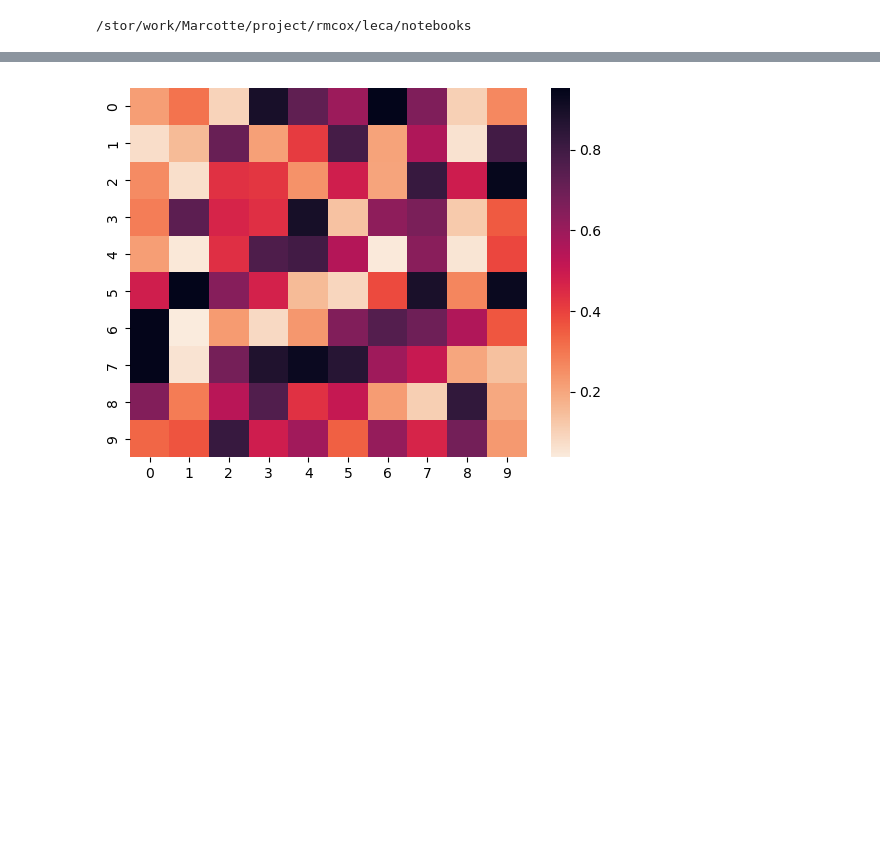
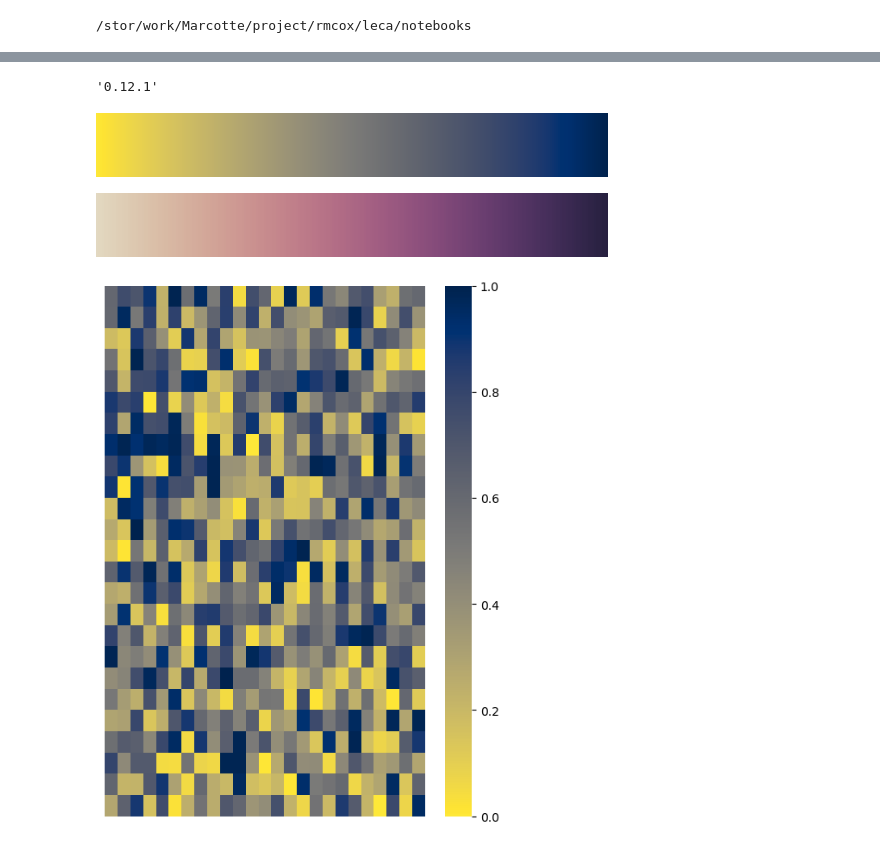
Before and after one commit to marcottelab/leca-proteomics, a Jupyter notebook: notebooks/plot_heatmap.ipynb, the cells around one changed output, grey strips where cells are left out. Drawn from its saved outputs; the diff is of its cells as text; code cells hidden in the pictures; blank space fills up the shorter version.

```diff
--- a/notebooks/plot_heatmap.ipynb
+++ b/notebooks/plot_heatmap.ipynb
@@ -15,12 +43,32 @@ cscale = sns.cm.rocket_r
+# %%
+npg = ["#E64B35", "#4DBBD5", "#00A087", "#3C5488", "#F39B7F", "#8491B4", "#91D1C2", "#DC0000", "#7E6148", "#B09C85"]
+sns.blend_palette
+# %% [output]
+'0.12.1'
+# %%
+# cividis
+civ = sns.color_palette("cividis_r")
+sns.color_palette("cividis_r", as_cmap=True)
+# %% [output]
+[figure, added]
+# %%
+sns.color_palette("ch:s=-.2,r=.6", as_cmap=True)
+# %% [output]
+[figure, added]
 # %%
 # generate some random data
-data = np.random.rand(10,10)
+data = np.random.rand(25,25)
 
 # create the heat map
-sns.heatmap(data, cmap = cscale)
+plt.figure(figsize=(6, 8))
+sns.heatmap(
+    data, vmin = 0, vmax = 1,
+    xticklabels=False, yticklabels=False,
+    cmap="cividis_r"
+)
 
 # show the plot
 plt.show()
 # %% [output]
-[figure, old version]
+[figure, new version]
 # %%
```
Also changed, not shown: parts of 12 cells of this notebook, 2 other files.
